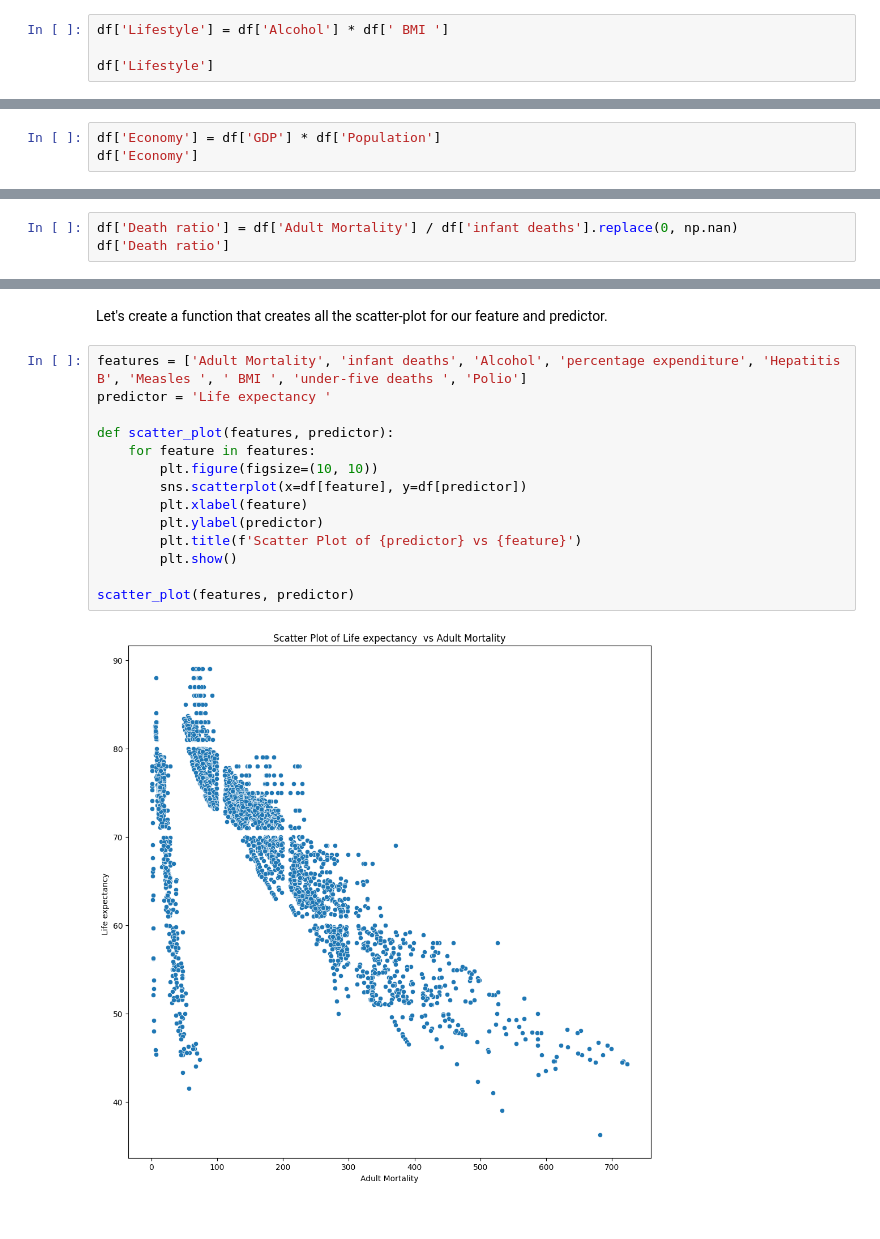
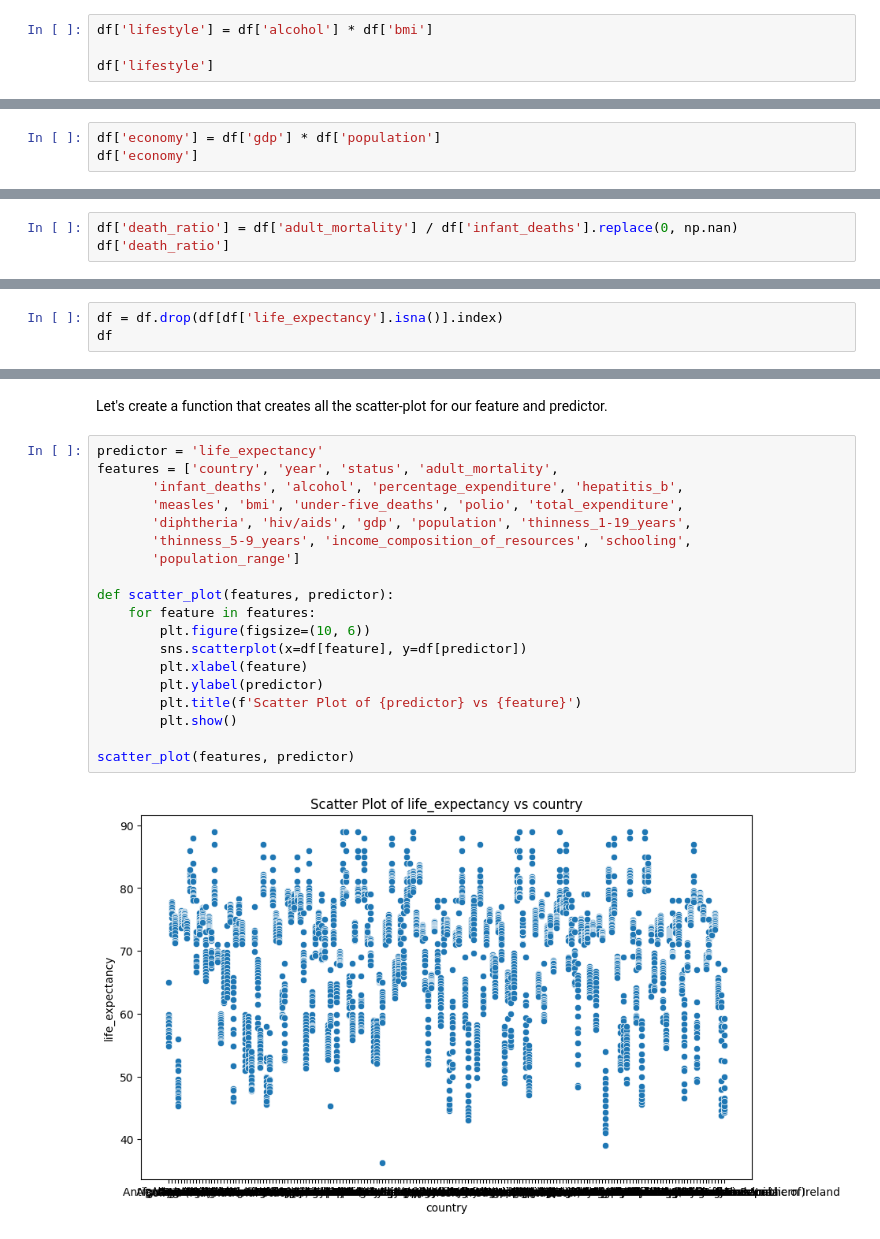
Before and after one commit to aayushbhurtel/MachineLearning, a Jupyter notebook: week_5_assignment.ipynb, the cells around one changed output, grey strips where cells are left out. Cells and saved outputs as stored; diff of their text form.

```diff
--- a/week_5_assignment.ipynb
+++ b/week_5_assignment.ipynb
@@ -104,7 +121,7 @@ Lifestyle – Create a lifestyle feature that combines alcohol consumption and B
 
 I am going to create a composite score by combining alcohol and BMI index by multiplying both features.
 # %%
-df['Lifestyle'] = df['Alcohol'] * df[' BMI ']
+df['lifestyle'] = df['alcohol'] * df['bmi']
 
-df['Lifestyle']
+df['lifestyle']
 # %% [output]
@@ -126,6 +143,6 @@ dtype: float64
 Economy – Create an economy feature that combines population and GDP. <br>
 The most straightforward way to combine these is by calculating the GDP per capita, which measures the average income per person:
 # %%
-df['Economy'] = df['GDP'] * df['Population']
-df['Economy']
+df['economy'] = df['gdp'] * df['population']
+df['economy']
 # %% [output]
@@ -147,6 +164,6 @@ dtype: float64
 Death Ratio – Determine the death ratio between adult and infant mortality. <br>
 death ratio is a metric indicating the relationship between adult and infant mortality. Adding replace method to replace NaN values with 0 if the infant death is zero.
 # %%
-df['Death ratio'] = df['Adult Mortality'] / df['infant deaths'].replace(0, np.nan)
-df['Death ratio']
+df['death_ratio'] = df['adult_mortality'] / df['infant_deaths'].replace(0, np.nan)
+df['death_ratio']
 # %% [output]
@@ -209,0 +247,3 @@ dtype: int64
+# %%
+df = df.drop(df[df['life_expectancy'].isna()].index)
+df
@@ -269,18 +324,23 @@ plt.show()
 # %% [markdown]
 Let's create a function that creates all the scatter-plot for our feature and predictor.
 # %%
-features = ['Adult Mortality', 'infant deaths', 'Alcohol', 'percentage expenditure', 'Hepatitis B', 'Measles ', ' BMI ', 'under-five deaths ', 'Polio']
-predictor = 'Life expectancy '
+predictor = 'life_expectancy'
+features = ['country', 'year', 'status', 'adult_mortality',
+       'infant_deaths', 'alcohol', 'percentage_expenditure', 'hepatitis_b',
+       'measles', 'bmi', 'under-five_deaths', 'polio', 'total_expenditure',
+       'diphtheria', 'hiv/aids', 'gdp', 'population', 'thinness_1-19_years',
+       'thinness_5-9_years', 'income_composition_of_resources', 'schooling',
+       'population_range']
 
 def scatter_plot(features, predictor):
     for feature in features:
-        plt.figure(figsize=(10, 10))
+        plt.figure(figsize=(10, 6))
         sns.scatterplot(x=df[feature], y=df[predictor])
         plt.xlabel(feature)
         plt.ylabel(predictor)
         plt.title(f'Scatter Plot of {predictor} vs {feature}')
         plt.show()
 
 scatter_plot(features, predictor)
 # %% [output]
-[figure, old version]
+[figure, new version]
```
Also changed, not shown: parts of 25 cells of this notebook.
